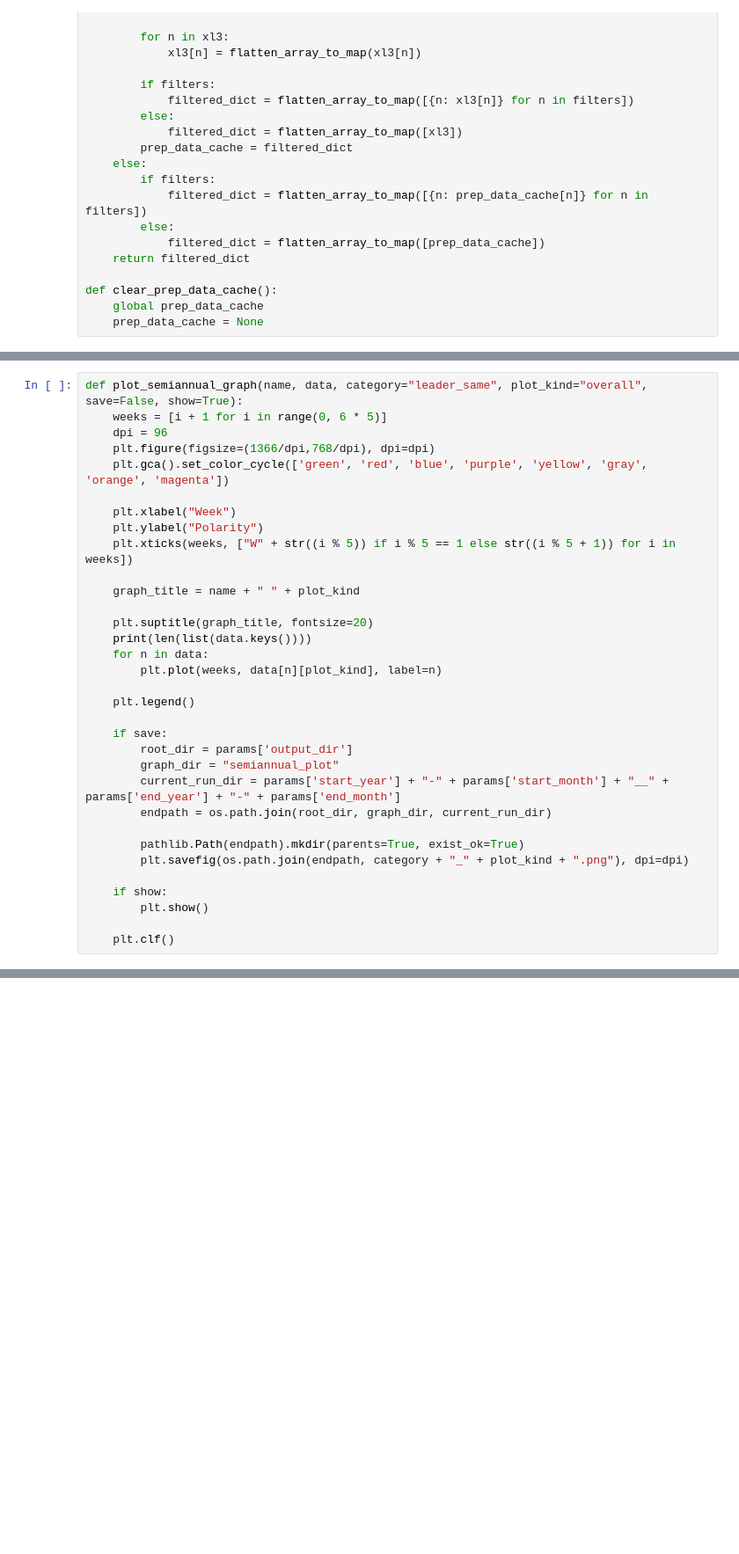
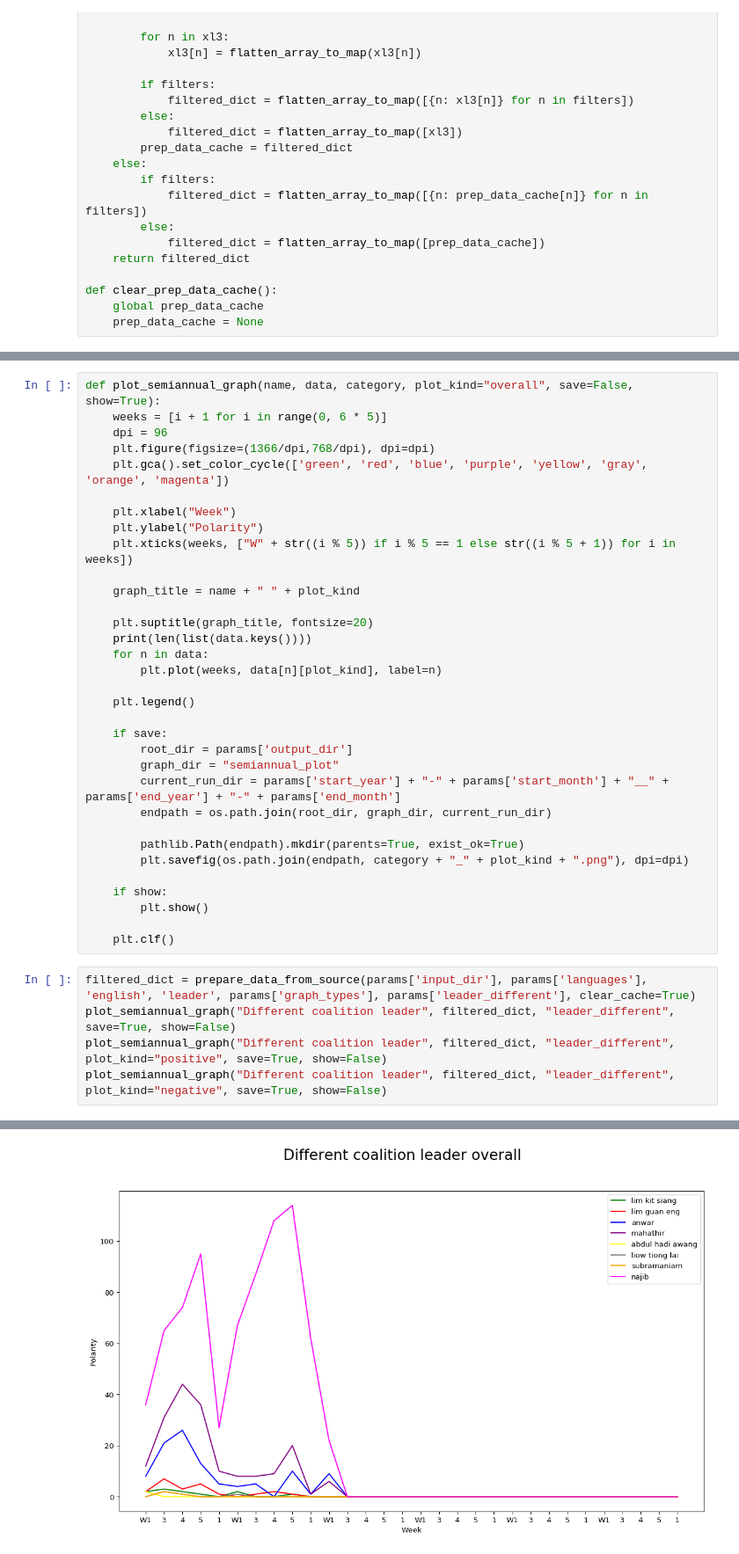
Before and after one commit to fesvictor/TCLCPhase1, a Jupyter notebook: visualization/Semiannually-graph.ipynb, the cells around one changed output, grey strips where cells are left out. Shown: that part at 88% size. Drawn from its saved outputs; the diff is of its cells as text; blank space fills up the shorter version.

Commit message:
different coalition party

```diff
--- a/visualization/Semiannually-graph.ipynb
+++ b/visualization/Semiannually-graph.ipynb
@@ -157,5 +173,5 @@ print(filtered_dict)
 # %%
-def plot_semiannual_graph(name, data, category="leader_same", plot_kind="overall", save=False, show=True):
+def plot_semiannual_graph(name, data, category, plot_kind="overall", save=False, show=True):
     weeks = [i + 1 for i in range(0, 6 * 5)]
     dpi = 96
     plt.figure(figsize=(1366/dpi,768/dpi), dpi=dpi)
@@ -187,3 +203,9 @@ def plot_semiannual_graph(name, data, category="leader_same", plot_kind="overall
         plt.show()
 
     plt.clf()
+# %%
+filtered_dict = prepare_data_from_source(params['input_dir'], params['languages'], 'english', 'leader', params['graph_types'], params['leader_different'], clear_cache=True)
+plot_semiannual_graph("Different coalition leader", filtered_dict, "leader_different", save=True, show=False)
+plot_semiannual_graph("Different coalition leader", filtered_dict, "leader_different", plot_kind="positive", save=True, show=False)
+plot_semiannual_graph("Different coalition leader", filtered_dict, "leader_different", plot_kind="negative", save=True, show=False)
+# %% [output]
@@ -189,0 +214 @@ def plot_semiannual_graph(name, data, category="leader_same", plot_kind="overall
+[figure, added]
```
Also changed, not shown: parts of 4 cells of this notebook, 10 other files.
